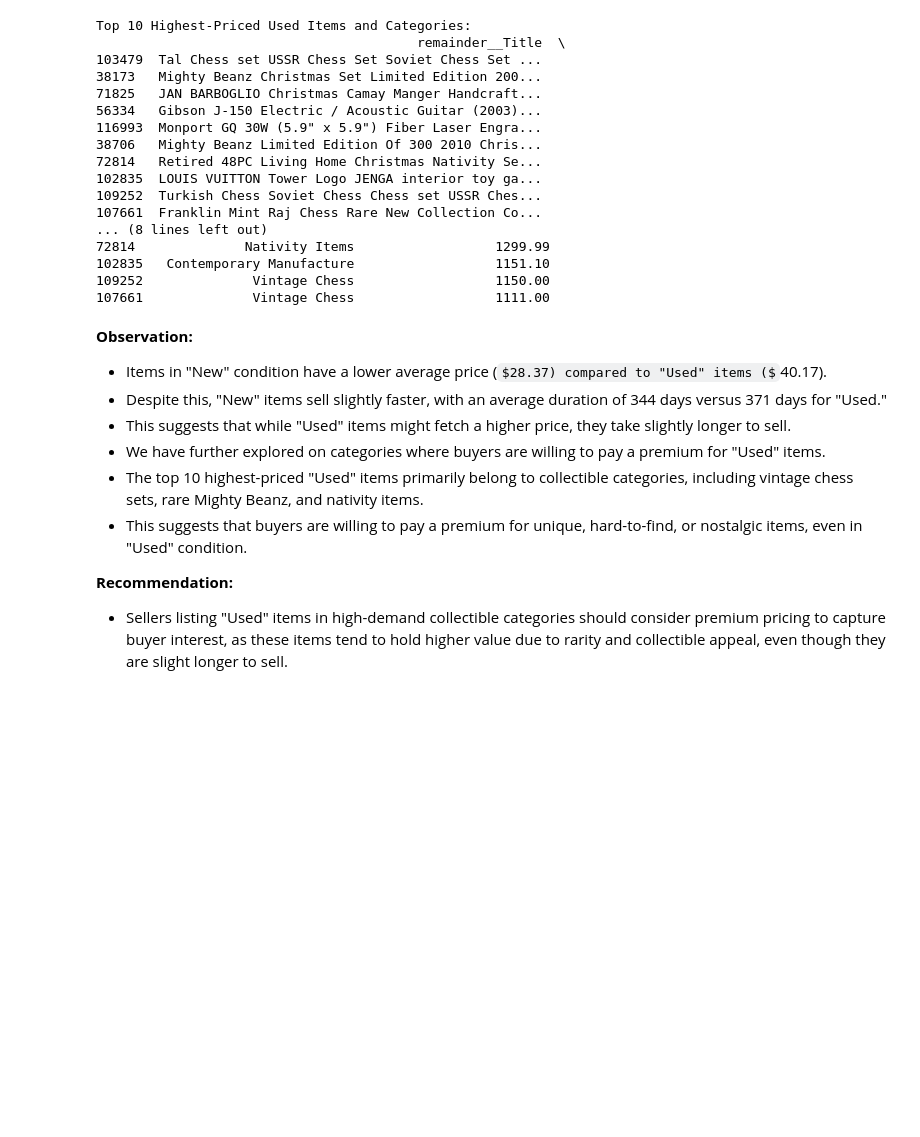
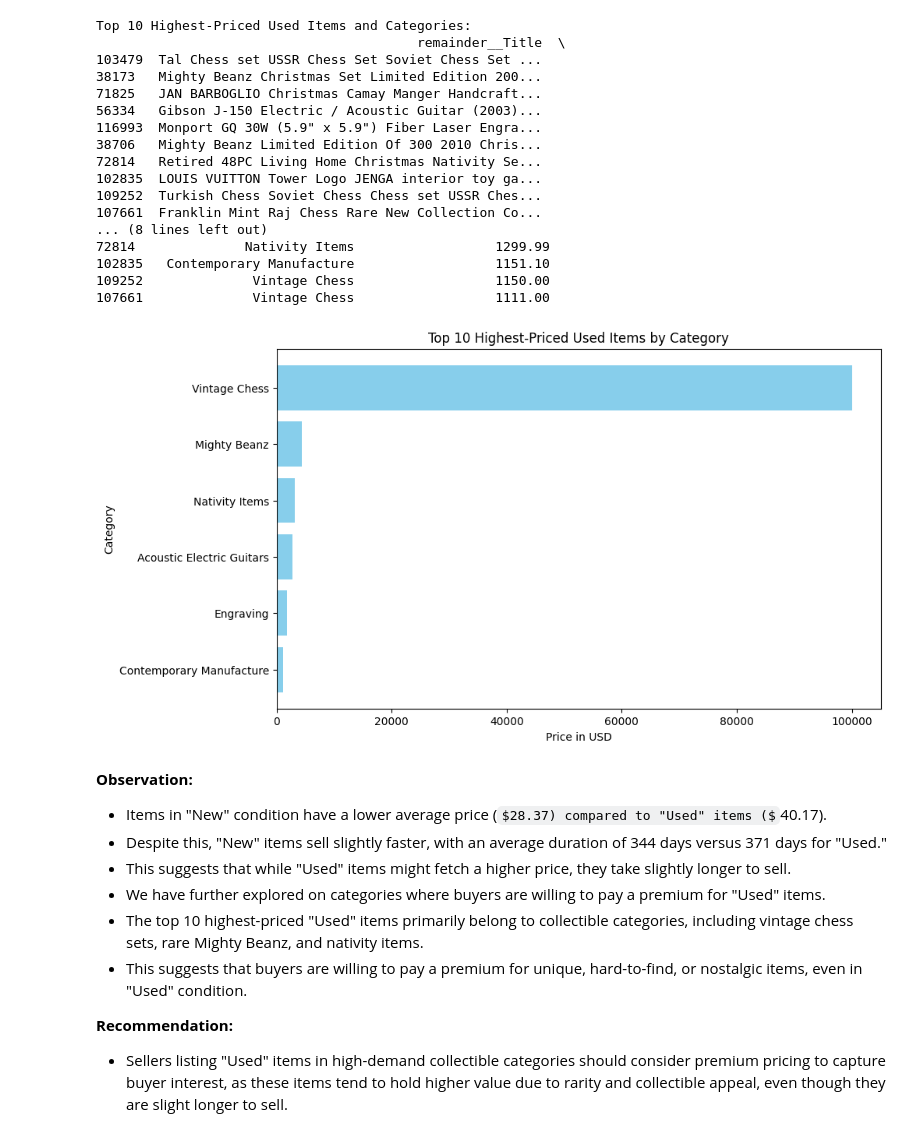
Before and after one commit to ricardotassio/price-smart-api, a Jupyter notebook: insights/Insights_Chaw.ipynb, the cells around one changed output. Saved outputs shown, nothing was run; the diff lists cells and outputs as text; code cells hidden in the pictures; some formulas as TeX source; blank space fills up the shorter version.

```diff
--- a/insights/Insights_Chaw.ipynb
+++ b/insights/Insights_Chaw.ipynb
@@ -231,6 +231,19 @@ Top 10 Highest-Priced Used Items and Categories:
 102835   Contemporary Manufacture                  1151.10
 109252              Vintage Chess                  1150.00
 107661              Vintage Chess                  1111.00
+# %%
+import matplotlib.pyplot as plt
+
+# Create a bar chart for the top 10 highest-priced used items by category
+plt.figure(figsize=(10, 6))
+plt.barh(top_used_items['remainder__Category'], top_used_items['remainder__Price_in_USD'], color='skyblue')
+plt.xlabel('Price in USD')
+plt.ylabel('Category')
+plt.title('Top 10 Highest-Priced Used Items by Category')
+plt.gca().invert_yaxis()  # Invert y-axis to display the highest prices at the top
+plt.show()
+# %% [output]
+[figure, added]
 # %% [markdown]
 **Observation:**
 
```
Also changed, not shown: parts of 2 cells of this notebook.
